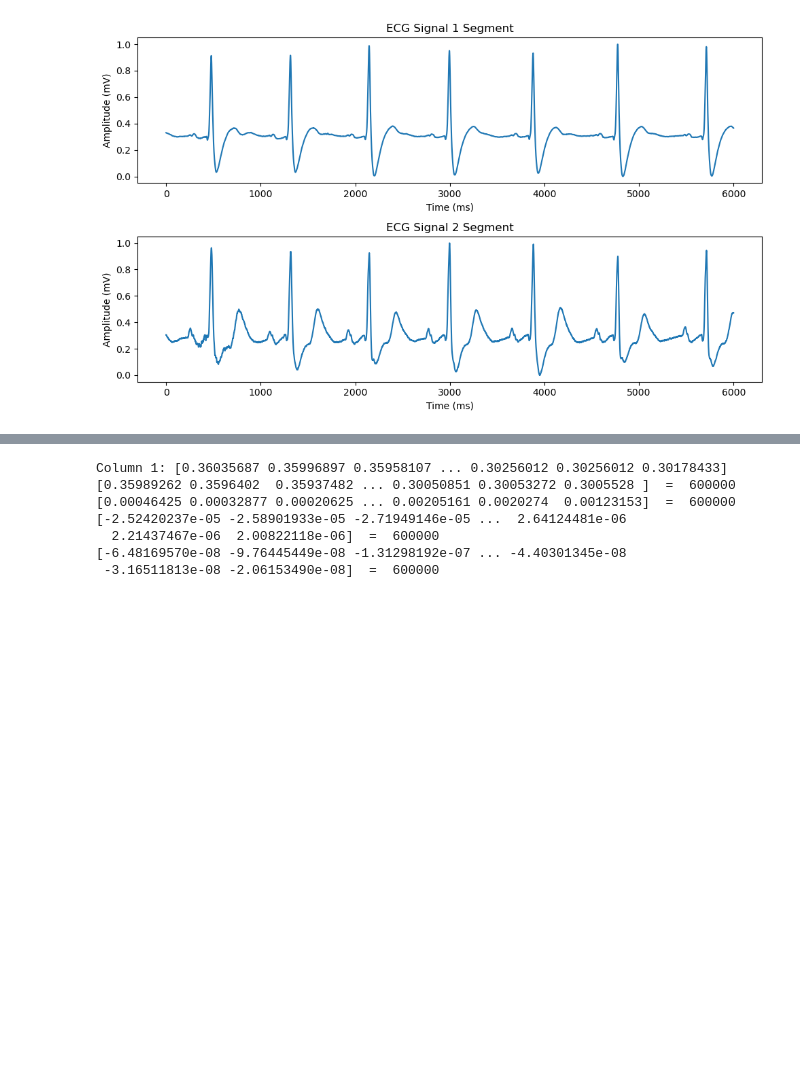
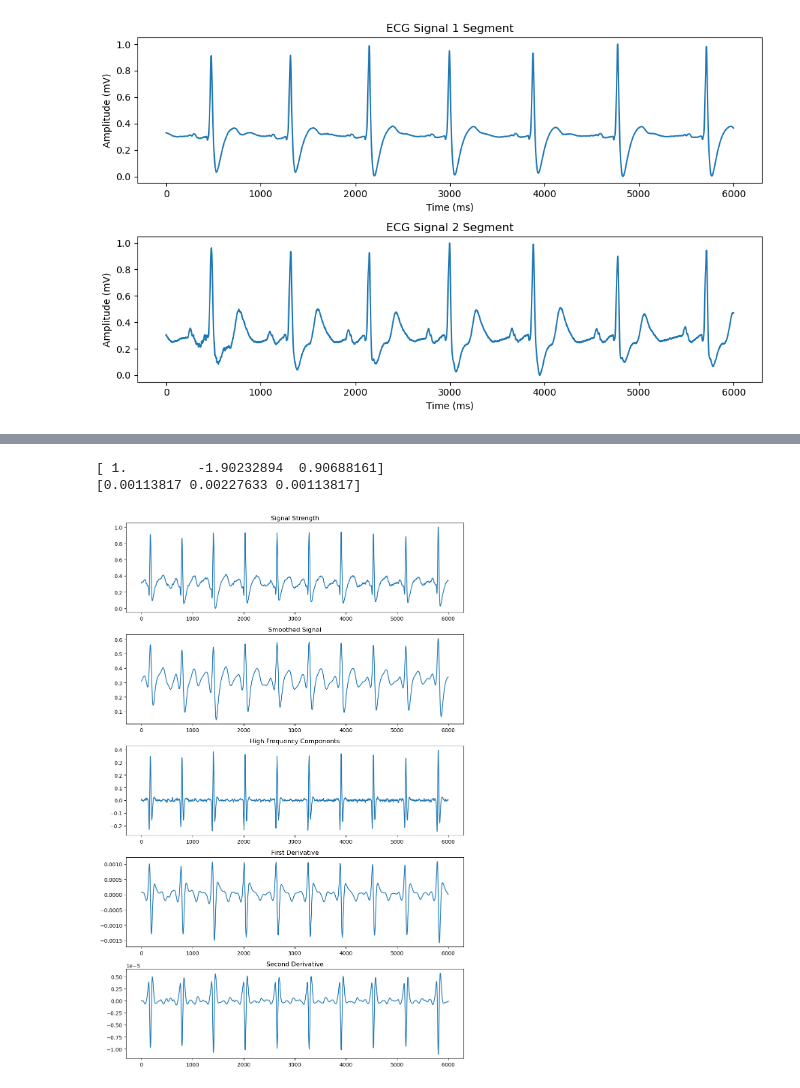
Before and after one commit to ng-anhhtuann/ecg-stroke-prediction, a Jupyter notebook: elderly-stroke/ecg.ipynb, the cells around one changed output, grey strips where cells are left out. Drawn from its saved outputs; the diff is of its cells as text; code cells hidden in the pictures; blank space fills up the shorter version.

```diff
--- a/elderly-stroke/ecg.ipynb
+++ b/elderly-stroke/ecg.ipynb
@@ -497,38 +497,78 @@ ValueError: The length of the input vector x must be greater than padlen, which
 # %%
+
+# Function to apply the low-pass filter
+def low_pass_filter(signal):
+    return filtfilt(b, a, signal)
+
+# Function to compute derivatives
+def compute_derivatives(signal):
+    first_derivative = np.gradient(signal, 10)  # Change in signal for every 10 samples
+    second_derivative = np.gradient(first_derivative, 10)
+    return first_derivative, second_derivative
+
 def extract_columns(file_name):
-    full_file_path = os.path.join(FOLDER_NORMALIZE, file_name)
+    full_file_path = os.path.join('test/', file_name)
 
     data = np.loadtxt(full_file_path)
 
     left = data[:, 0]
     right = data[:, 1]
     return left, right
 
-ss, sss = extract_columns('s0402-08010704_p_signal.txt')
-print("Column 1:", ss)
+ss, sss = extract_columns('s0030-04051907_1_p_signal.txt')
+# print("Column 1:", ss)
 # print("Column 2:", sss)
 
 cutoff_frequency = 11  # Cutoff frequency in Hz
 sampling_rate = 1000  # Sampling rate in Hz
 order = 2  # Order of the polynomial
 
-# Butterworth filter design
+# divide by (0.5 * sampling_rate) is that,
+# in digital signal processing,
+# frequencies are often normalized by the Nyquist frequency,
+# which is half the sampling rate.
+# The Nyquist frequency is the highest frequency that can be effectively
+# sampled without introducing aliasing according to the Nyquist-Shannon sampling theorem.
 b, a = butter(order, cutoff_frequency / (0.5 * sampling_rate), btype='low')
 
 smooth = filtfilt(b, a, ss)
 
 high_freq_data = ss - smooth
 first_derivative, second_derivative = compute_derivatives(smooth)
 
-print(smooth, " = ", len(smooth))
-print(high_freq_data, " = ", len(high_freq_data))
-print(first_derivative, " = ", len(first_derivative))
-print(second_derivative, " = ", len(second_derivative))
+print(a)
+print(b)
+
+# print(smooth, " = ", len(smooth))
+# print(high_freq_data, " = ", len(high_freq_data))
+# print(first_derivative, " = ", len(first_derivative))
+# print(second_derivative, " = ", len(second_derivative))
+
+plt.figure(figsize=(10, 15))
+
+plt.subplot(5, 1, 1)
+plt.plot(ss)
+plt.title('Signal Strength')
+
+plt.subplot(5, 1, 2)
+plt.plot(smooth)
+plt.title('Smoothed Signal')
+
+plt.subplot(5, 1, 3)
+plt.plot(high_freq_data)
+plt.title('High Frequency Components')
+
+plt.subplot(5, 1, 4)
+plt.plot(first_derivative)
+plt.title('First Derivative')
+
+plt.subplot(5, 1, 5)
+plt.plot(second_derivative)
+plt.title('Second Derivative')
+
+plt.tight_layout()
+plt.show()
 # %% [output]
-Column 1: [0.36035687 0.35996897 0.35958107 ... 0.30256012 0.30256012 0.30178433]
-[0.35989262 0.3596402  0.35937482 ... 0.30050851 0.30053272 0.3005528 ]  =  600000
-[0.00046425 0.00032877 0.00020625 ... 0.00205161 0.0020274  0.00123153]  =  600000
-[-2.52420237e-05 -2.58901933e-05 -2.71949146e-05 ...  2.64124481e-06
-  2.21437467e-06  2.00822118e-06]  =  600000
-[-6.48169570e-08 -9.76445449e-08 -1.31298192e-07 ... -4.40301345e-08
- -3.16511813e-08 -2.06153490e-08]  =  600000
+[ 1.         -1.90232894  0.90688161]
+[0.00113817 0.00227633 0.00113817]
+[figure, added]
```
Also changed, not shown: parts of 1 cell of this notebook.
